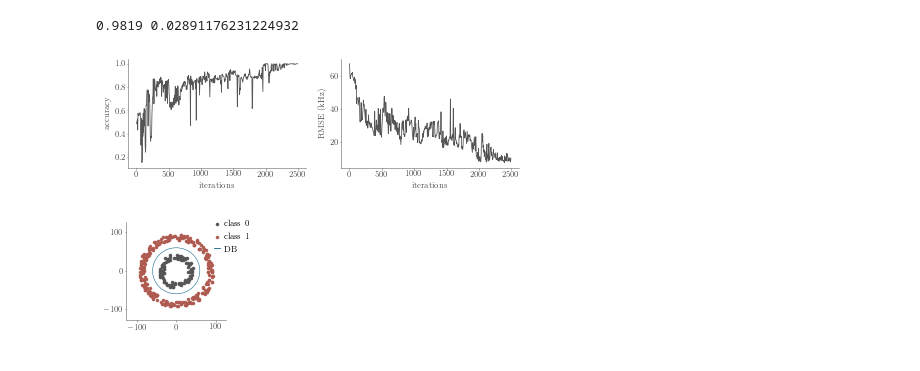
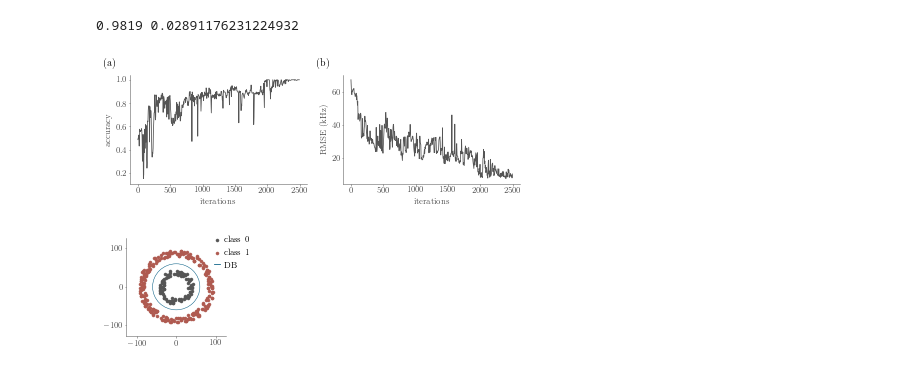
Before and after one commit to simeka/masterthesis, a Jupyter notebook: figures/Circles Plots.ipynb, the cells around one changed output. Cells and saved outputs as stored; diff of their text form; code cells hidden in the pictures.

```diff
--- a/figures/Circles Plots.ipynb
+++ b/figures/Circles Plots.ipynb
@@ -180,25 +180,26 @@ print(cutoff_acc[n:].mean(), cutoff_acc[n:].std())
 # %%
 cutoff_acc = accuracy[:2500//5]
 cutoff_rmse = rmse[:2500//5]
 real_epochs = np.array(range(len(cutoff_acc)))*5
 fig1, axes = plt.subplots(ncols=2, figsize=(7,2))
 axes[0].plot(real_epochs, cutoff_acc)
 axes[0].set_ylabel("accuracy")
 #axes[0].set_xlabel("Steps")
 axes[1].plot(real_epochs, cutoff_rmse)
 axes[1].set_ylabel("RMSE (kHz)")
 axes[1].set_xlabel("iterations")
-for ax in axes:
-
+for text, ax in zip(["(a)", "(b)"], axes):
+    ax.text(-0.15, 1.15, text, transform=ax.transAxes, va='top',
+             fontweight="bold")
     #ax.set_xlim=(0,10)
     ax.set_xlabel("iterations")
 #ig1.suptitle("Learning Performance")
 plt.subplots_adjust(hspace=0.15)
 plt.savefig("circles_learning_performance.pgf", bbox_inches="tight", transparent=True)
 
 plt.savefig("circles_learning_performance.png", bbox_inches="tight", transparent=True)
 # %% [output]
-[figure, old version]
+[figure, new version]
 # %%
 import matplotlib.patches as mpatches
 from matplotlib.lines import Line2D
```
Also changed, not shown: parts of 1 cell of this notebook, 3 other files.
